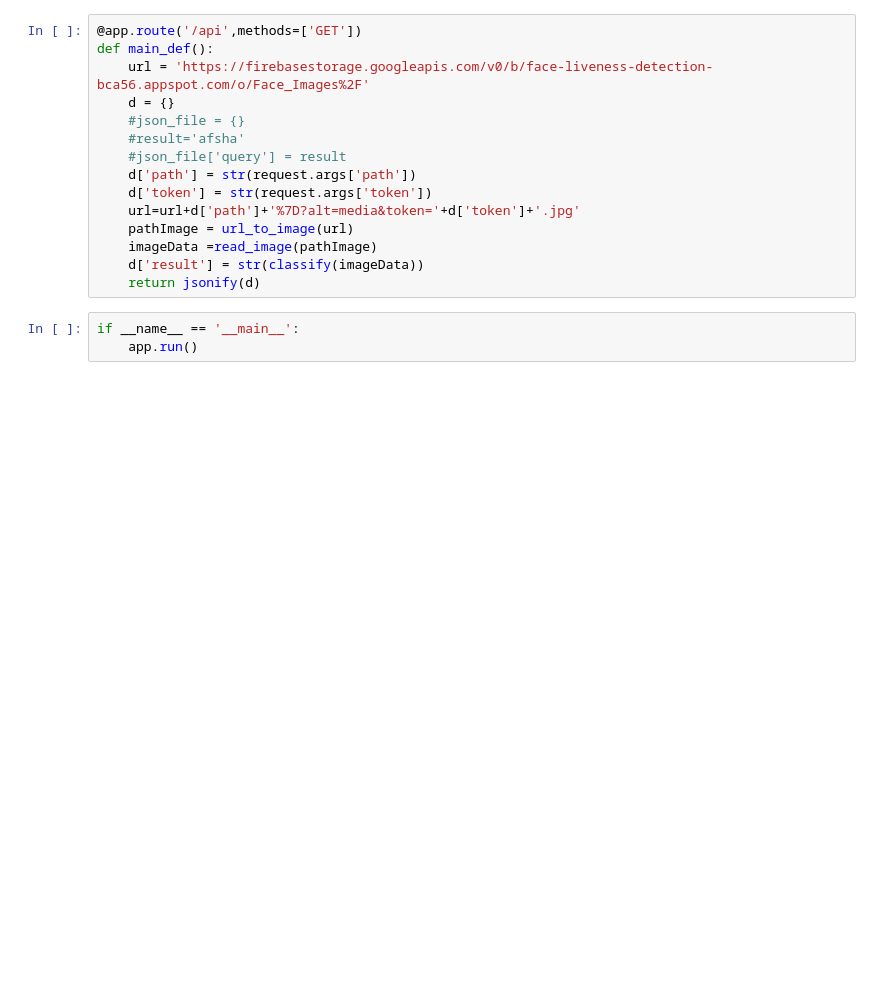
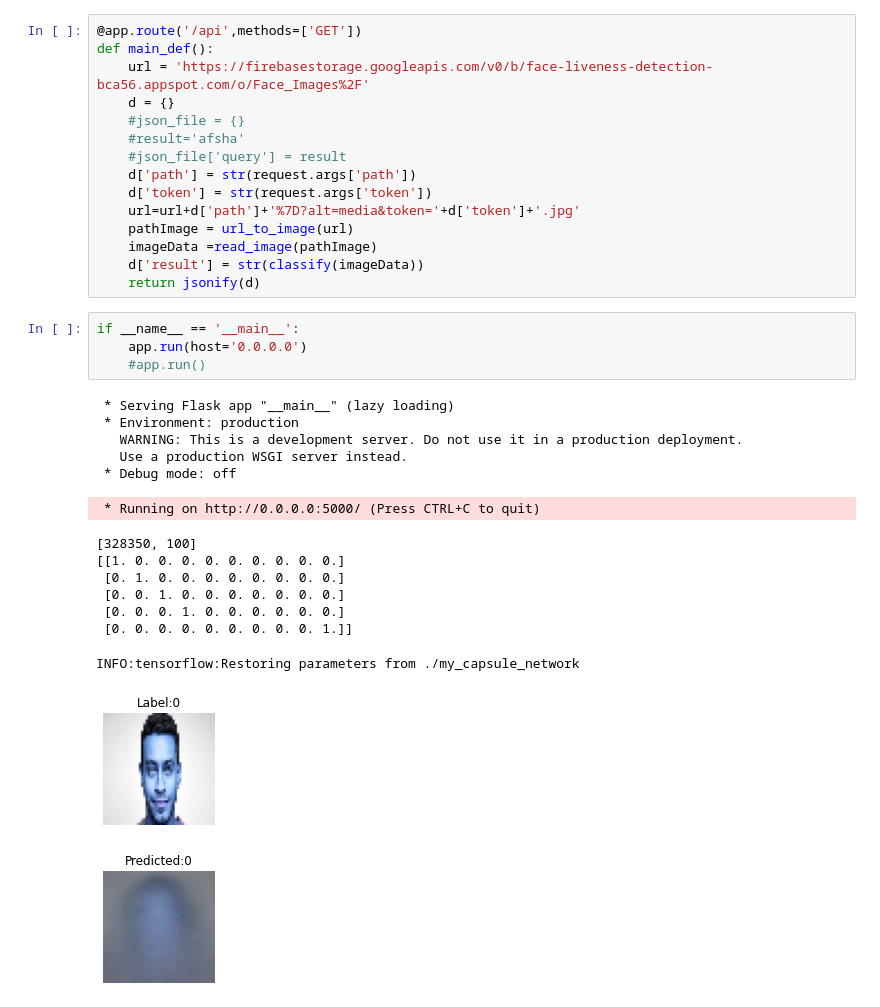
Before and after one commit to MarwanNagah/Face-Recognition-Liveness-Detection, a Jupyter notebook: Capsule/Server_test.ipynb, the cells around one changed output. Drawn from its saved outputs; the diff is of its cells as text; blank space fills up the shorter version.

```diff
--- a/Capsule/Server_test.ipynb
+++ b/Capsule/Server_test.ipynb
@@ -296,4 +306,21 @@ def main_def():
     return jsonify(d)
 # %%
 if __name__ == '__main__':
-    app.run()
+    app.run(host='0.0.0.0')
+    #app.run()
+# %% [output]
+ * Serving Flask app "__main__" (lazy loading)
+ * Environment: production
+   WARNING: This is a development server. Do not use it in a production deployment.
+   Use a production WSGI server instead.
+ * Debug mode: off
+ * Running on http://0.0.0.0:5000/ (Press CTRL+C to quit)
+[328350, 100]
+[[1. 0. 0. 0. 0. 0. 0. 0. 0. 0.]
+ [0. 1. 0. 0. 0. 0. 0. 0. 0. 0.]
+ [0. 0. 1. 0. 0. 0. 0. 0. 0. 0.]
+ [0. 0. 0. 1. 0. 0. 0. 0. 0. 0.]
+ [0. 0. 0. 0. 0. 0. 0. 0. 0. 1.]]
+INFO:tensorflow:Restoring parameters from ./my_capsule_network
+[figure, added]
+[figure, added]
```
Also changed, not shown: parts of 3 cells of this notebook.
